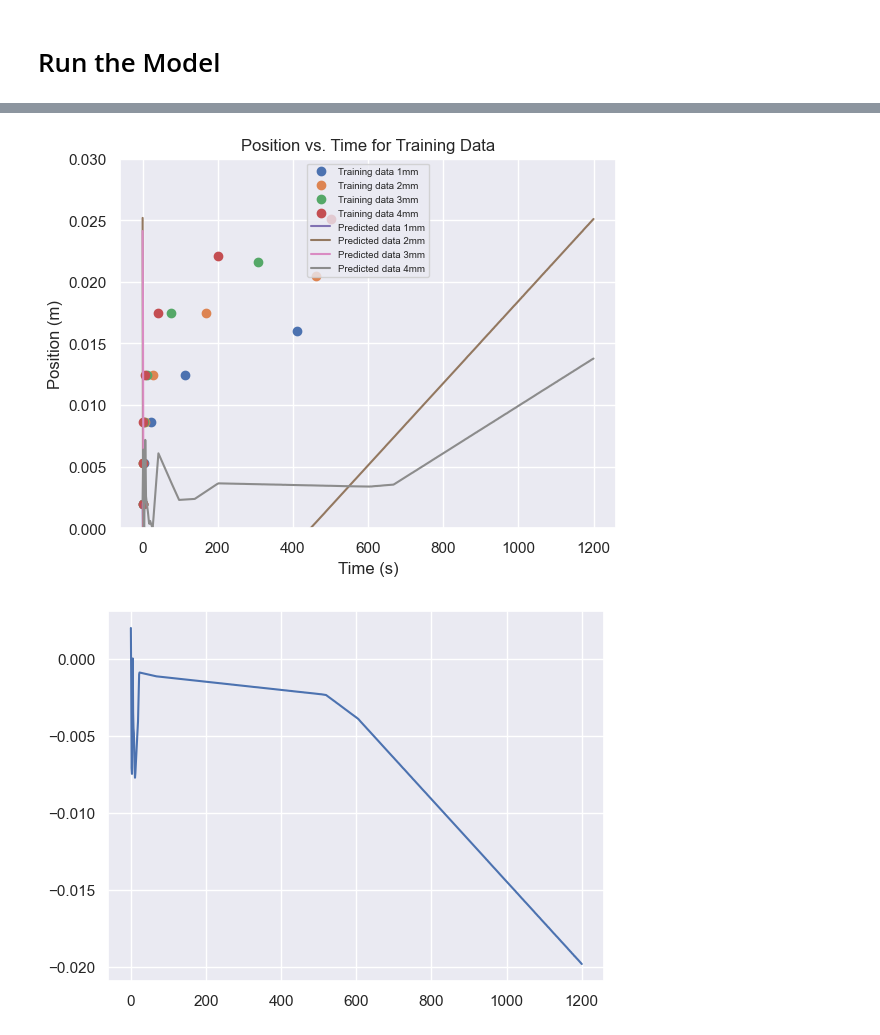
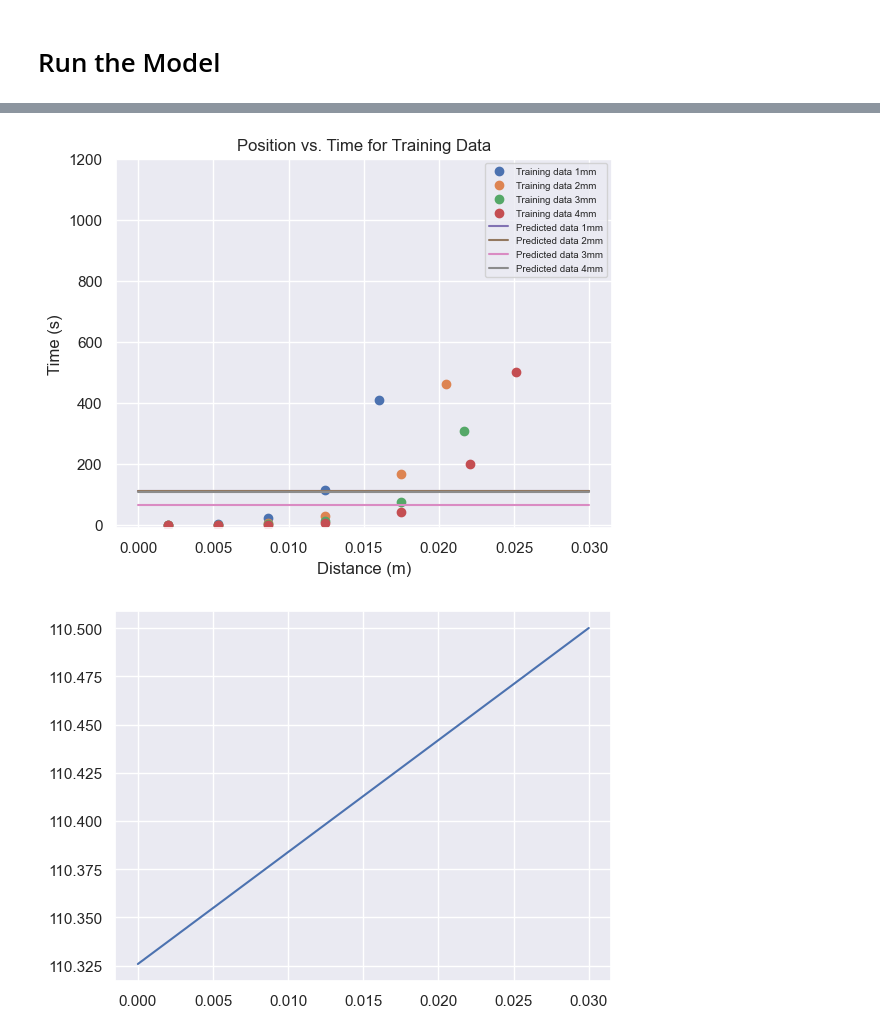
Before and after one commit to rahavdayan/pinns-model, a Jupyter notebook: src/ferrofluid/ferrofluid.ipynb, the cells around one changed output, grey strips where cells are left out. Drawn from its saved outputs; the diff is of its cells as text; code cells hidden in the pictures.

```diff
--- a/src/ferrofluid/ferrofluid.ipynb
+++ b/src/ferrofluid/ferrofluid.ipynb
@@ -26,10 +26,10 @@ dim_legend = ['Training data 1mm', 'Training data 2mm', 'Training data 3mm', 'Tr
 # Functions to plot dimensionalized and nondimensionalized data
 def plot_dim_data(show=True):
     for i in range(0, len(dim_data)):
-        plt.plot(dim_data[i]['TIME'], dim_data[i]['DISTANCE'], 'o')
+        plt.plot(dim_data[i]['DISTANCE'], dim_data[i]['TIME'], 'o')
     plt.legend(dim_legend)
-    plt.ylabel('Position (m)')
-    plt.xlabel('Time (s)')
+    plt.ylabel('Time (s)')
+    plt.xlabel('Distance (m)')
     plt.title('Position vs. Time for Training Data')
     if show:
         plt.show()
@@ -50,9 +50,10 @@ Change the bounds on this loop and subsequent ones from '0', 'len(different_drop
 You can change the bounds similarly to only train the network for other-sized droplets.
 '''
 for i in range(0, len(different_droplet_networks)):
-    different_droplet_networks[i] = Net(1, 1, droplet_size_idx=i, loss2=physics_loss_dim, epochs=10000, loss1_weight=100, loss2_weight=100, lr=1e-5).to(DEVICE)
+# for i in range(0, 1):
+    different_droplet_networks[i] = Net(1, 1, droplet_size_idx=i, loss2=physics_loss_dim, epochs=10000, loss1_weight=1, loss2_weight=0, lr=1e-3).to(DEVICE)
     print(f'Losses for {i+1}mm droplet:')
-    losses = different_droplet_networks[i].fit(np.array(dim_data[i]['TIME']), np.array(dim_data[i]['DISTANCE']))
+    losses = different_droplet_networks[i].fit(np.array(dim_data[i]['DISTANCE']), np.array(dim_data[i]['TIME']))
     print()
     plt.plot(losses)
 plt.legend(['1mm Droplet', '2mm Droplet', '3mm Droplet', '4mm Droplet'])
@@ -82,27 +76,28 @@ Epoch 10000/10000, data loss: 0.01303115114569664, physics loss: 0.0018722972599
 # %%
 '''
 Plot the dimensionalized data for each droplet as well as each respective dimensionalized model
 '''
 
 # Plot dimensionalized data
 plot_dim_data(show=False)
 
 # Use nondimensionalized model to make prediction
-times = np.linspace(0, 1200, 1200)
+xs = np.linspace(0, 0.03, 1000)
 
 # Plot dimensionalized model
 for i in range(0, len(different_droplet_networks)):
-    preds = different_droplet_networks[i].predict(times)
-    plt.plot(times, preds)
+# for i in range(0, 1):
+    preds = different_droplet_networks[i].predict(xs)
+    plt.plot(xs, preds)
     dim_legend.append(f'Predicted data {i+1}mm')
 plt.legend(dim_legend, fontsize=7)
-plt.ylim(0, 0.03)
+plt.ylim(-10, 1200)
 plt.show()
 # %% [output]
-[figure, old version]
+[figure, new version]
 # %%
-pred = different_droplet_networks[0].predict(times)
-plt.plot(times, pred)
+pred = different_droplet_networks[0].predict(xs)
+plt.plot(xs, pred)
 plt.show()
 # %% [output]
-[figure, old version]
+[figure, new version]
```
Also changed, not shown: parts of 2 cells of this notebook, 2 other files.
